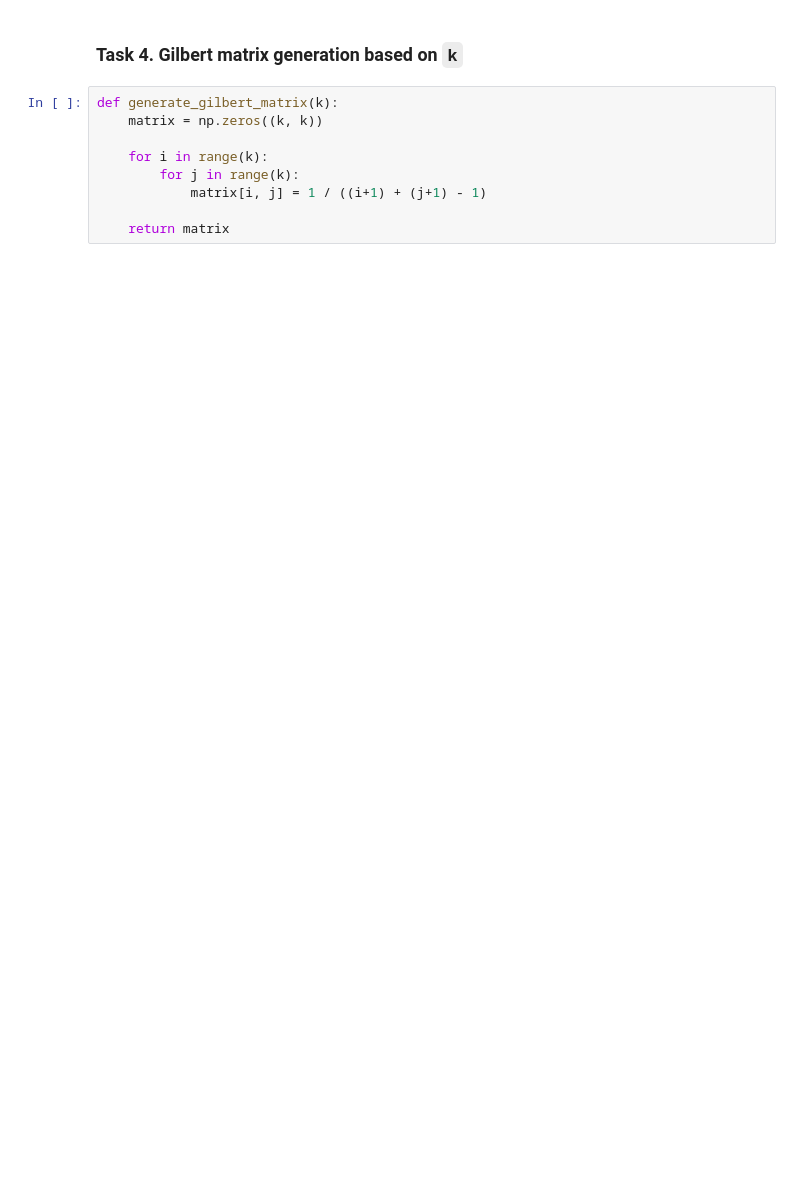
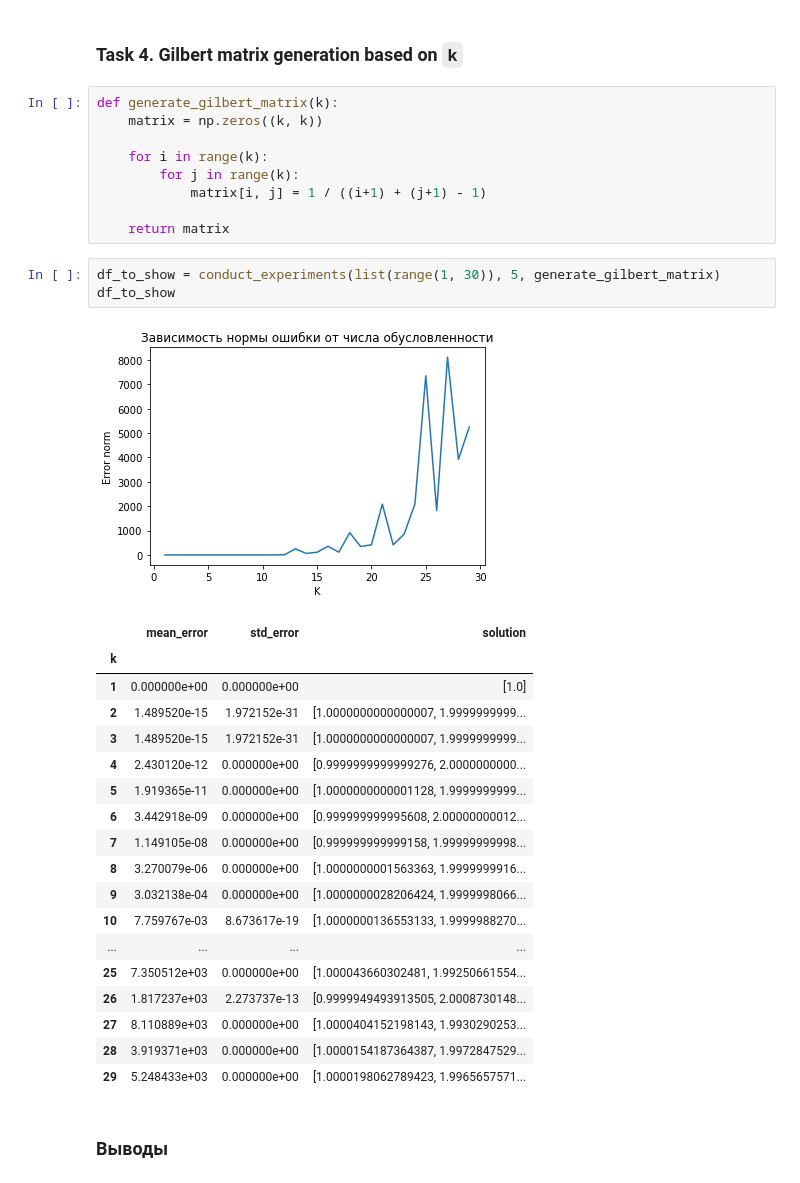
Before and after one commit to sevakon/optimization-methods, a Jupyter notebook: lab3/lu-decomposition.ipynb, the cells around one changed output. Cells and saved outputs as stored; diff of their text form; blank space fills up the shorter version.

```diff
--- a/lab3/lu-decomposition.ipynb
+++ b/lab3/lu-decomposition.ipynb
@@ -229,3 +291,28 @@ def generate_gilbert_matrix(k):
             matrix[i, j] = 1 / ((i+1) + (j+1) - 1)
 
     return matrix
+# %%
+df_to_show = conduct_experiments(list(range(1, 30)), 5, generate_gilbert_matrix)
+df_to_show
+# %% [output]
+[figure, added]
+|  | mean_error | std_error | solution |
+| k |  |  |  |
+| 1 | 0.000000e+00 | 0.000000e+00 | [1.0] |
+| 2 | 1.489520e-15 | 1.972152e-31 | [1.0000000000000007, 1.9999999999... |
+| 3 | 1.489520e-15 | 1.972152e-31 | [1.0000000000000007, 1.9999999999... |
+| 4 | 2.430120e-12 | 0.000000e+00 | [0.9999999999999276, 2.0000000000... |
+| 5 | 1.919365e-11 | 0.000000e+00 | [1.0000000000001128, 1.9999999999... |
+| 6 | 3.442918e-09 | 0.000000e+00 | [0.999999999995608, 2.00000000012... |
+| 7 | 1.149105e-08 | 0.000000e+00 | [0.999999999999158, 1.99999999998... |
+| 8 | 3.270079e-06 | 0.000000e+00 | [1.0000000001563363, 1.9999999916... |
+| 9 | 3.032138e-04 | 0.000000e+00 | [1.0000000028206424, 1.9999998066... |
+| 10 | 7.759767e-03 | 8.673617e-19 | [1.0000000136553133, 1.9999988270... |
+| ... | ... | ... | ... |
+| 25 | 7.350512e+03 | 0.000000e+00 | [1.000043660302481, 1.99250661554... |
+| 26 | 1.817237e+03 | 2.273737e-13 | [0.9999949493913505, 2.0008730148... |
+| 27 | 8.110889e+03 | 0.000000e+00 | [1.0000404152198143, 1.9930290253... |
+| 28 | 3.919371e+03 | 0.000000e+00 | [1.0000154187364387, 1.9972847529... |
+| 29 | 5.248433e+03 | 0.000000e+00 | [1.0000198062789423, 1.9965657571... |
+# %% [markdown]
+### Выводы
```
Also changed, not shown: parts of 3 cells of this notebook.
